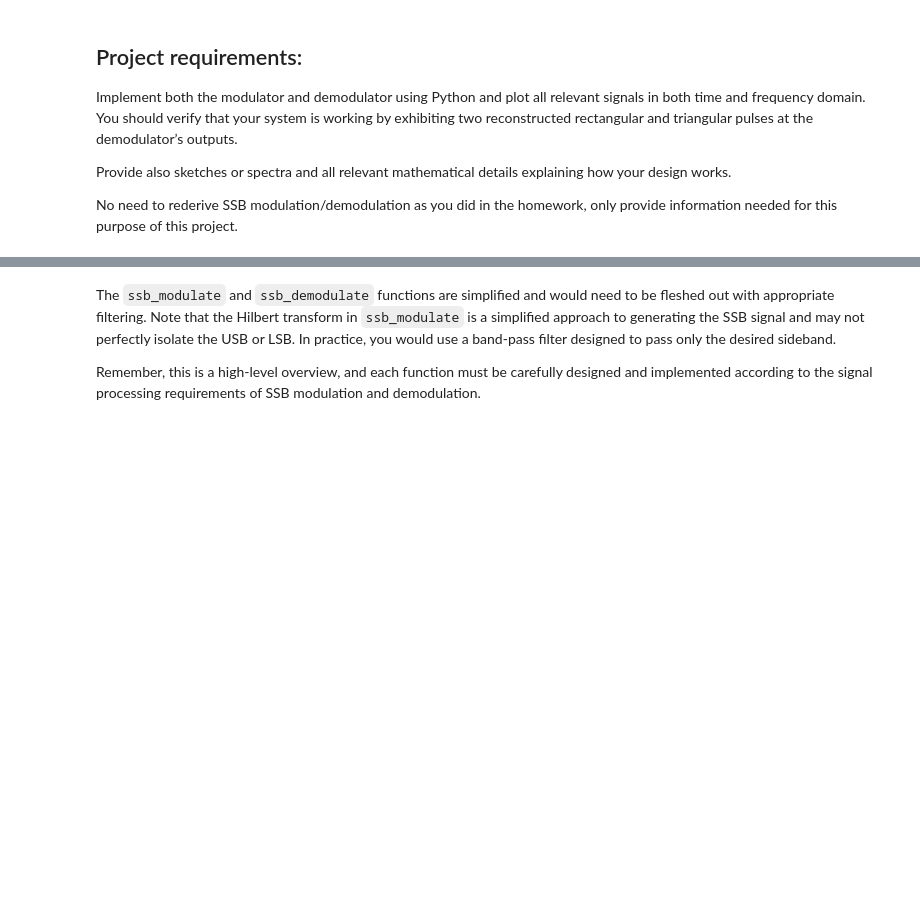
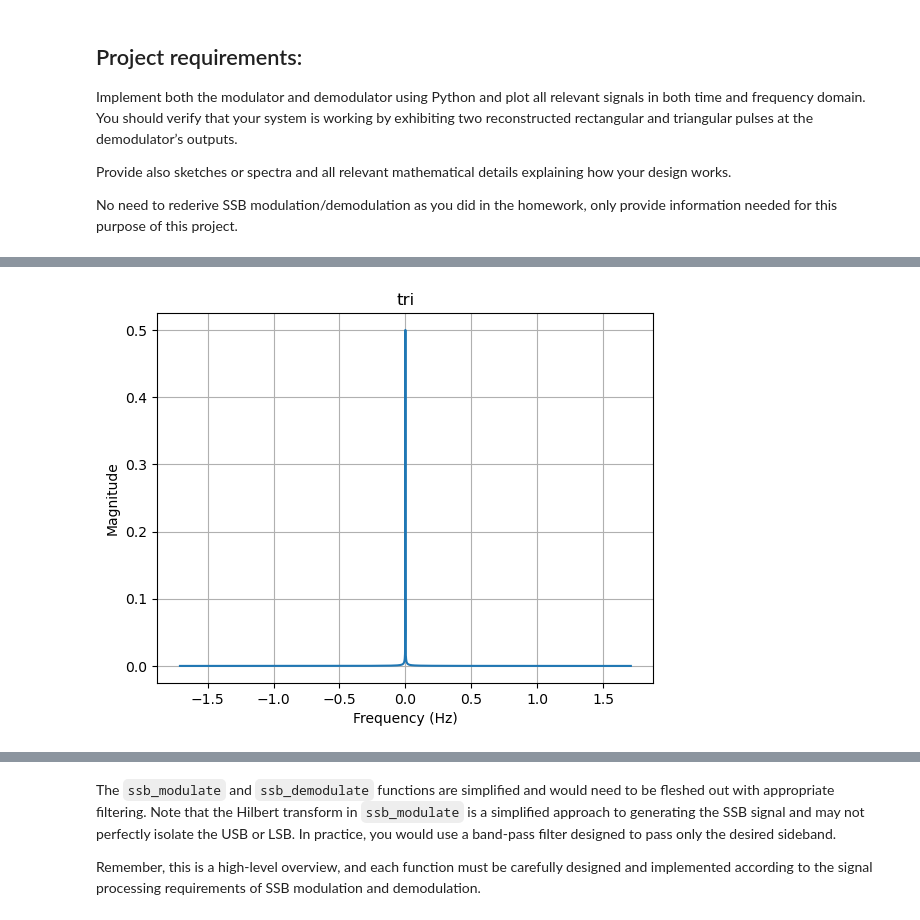
Before and after one commit to Everloom-129/ECE459_Communication_System_Project, a Jupyter notebook: PJ4/SSB.ipynb, the cells around one changed output, grey strips where cells are left out. Drawn from its saved outputs; the diff is of its cells as text; code cells hidden in the pictures; blank space fills up the shorter version.

```diff
--- a/PJ4/SSB.ipynb
+++ b/PJ4/SSB.ipynb
@@ -109,0 +177,4 @@ demod_tri = ssb_demodulate(t, ssb_tri, Ac, fc, usb=False)
+# %%
+plot_spectrum(t,demod_tri_direct,'tri')
+# %% [output]
+[figure, added]
```
Also changed, not shown: parts of 9 cells of this notebook.
